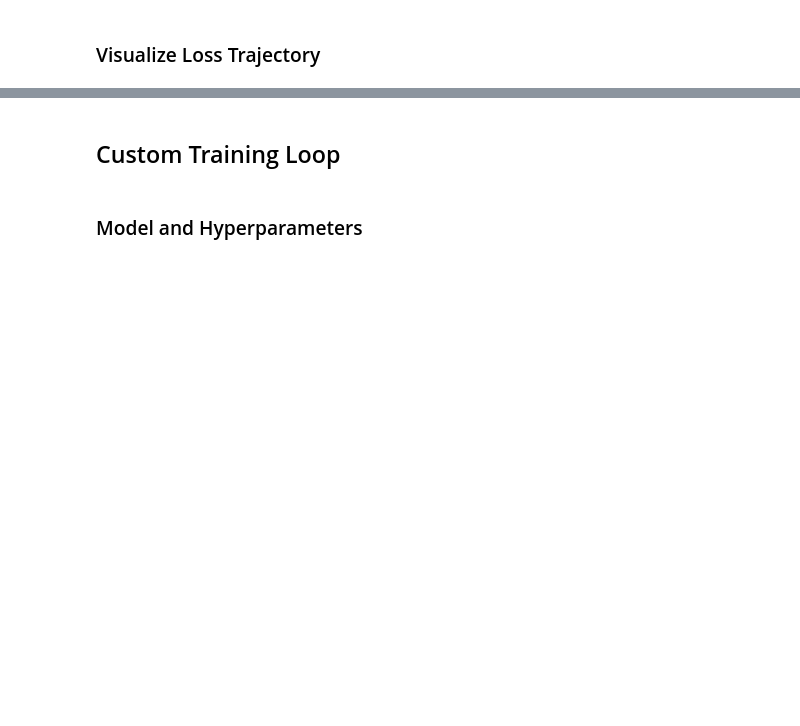
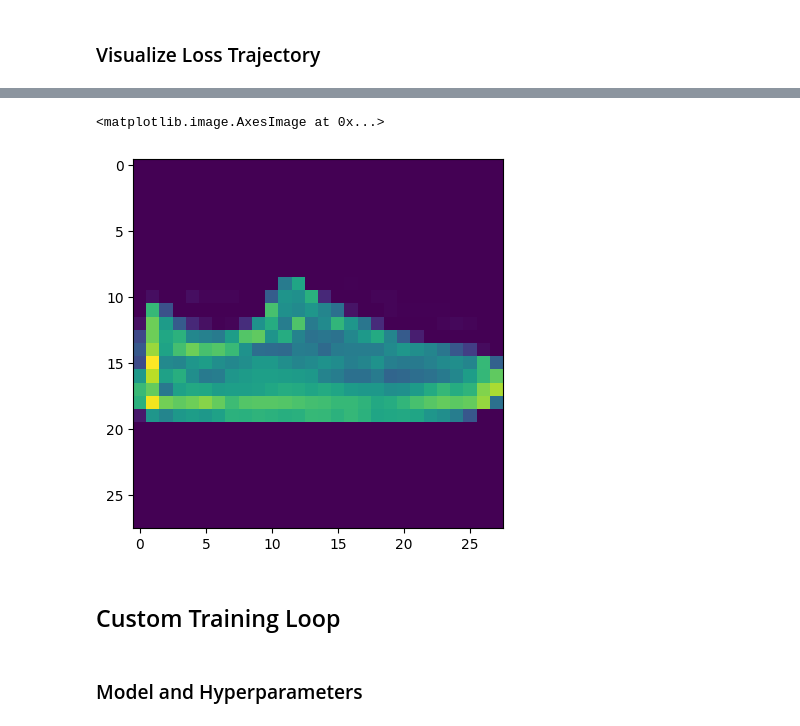
Before and after one commit to NightHydra/CognitiveModelingHomework, a Jupyter notebook: LectureExercises/ML_Beginnings/deep_learning_explorations_ca.ipynb, the cells around one changed output, grey strips where cells are left out. Drawn from its saved outputs; the diff is of its cells as text; code cells hidden in the pictures; blank space fills up the shorter version.

```diff
--- a/LectureExercises/ML_Beginnings/deep_learning_explorations_ca.ipynb
+++ b/LectureExercises/ML_Beginnings/deep_learning_explorations_ca.ipynb
@@ -153,3 +178,8 @@ metrics.ConfusionMatrixDisplay.from_predictions(test_labels, preds.argmax(axis=1
+# %%
+plt.imshow(test_images[12].reshape((28,28)))
+# %% [output]
+<matplotlib.image.AxesImage at 0x...>
+[figure, added]
 # %% [markdown]
 ## Custom Training Loop
 # %% [markdown]
```
Also changed, not shown: parts of 8 cells of this notebook, 3 other files.
